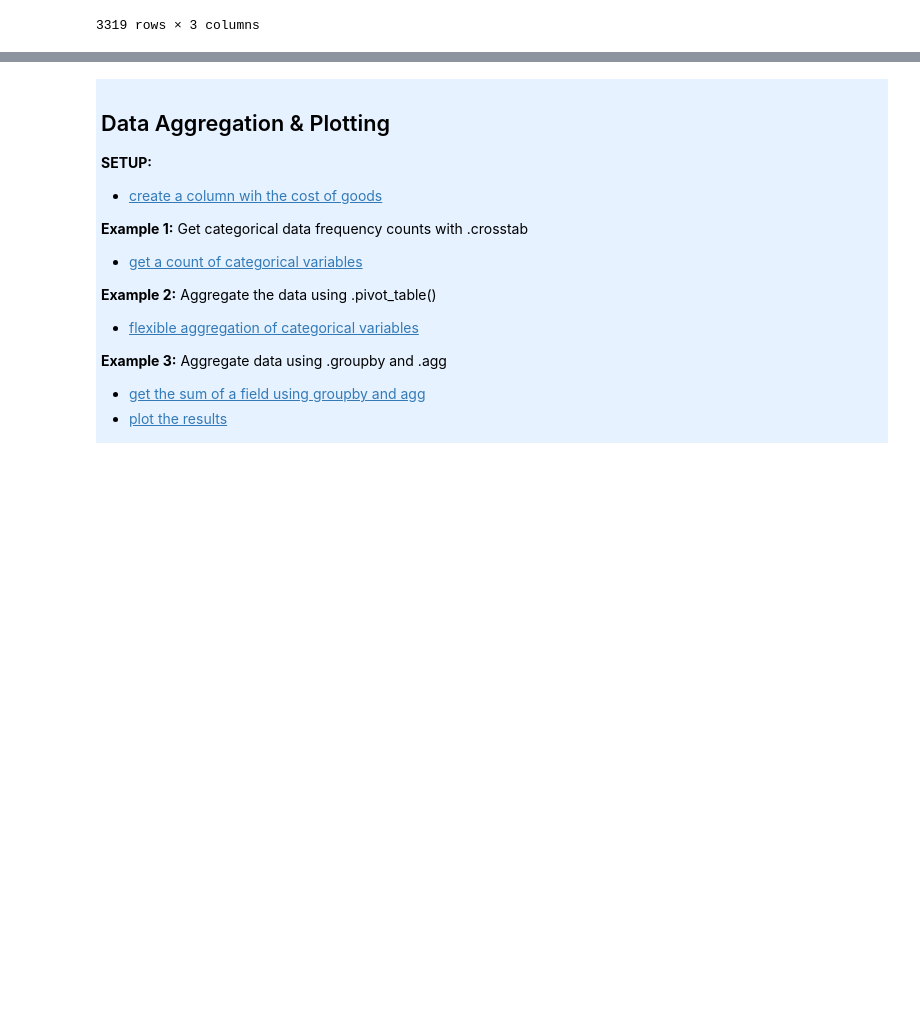
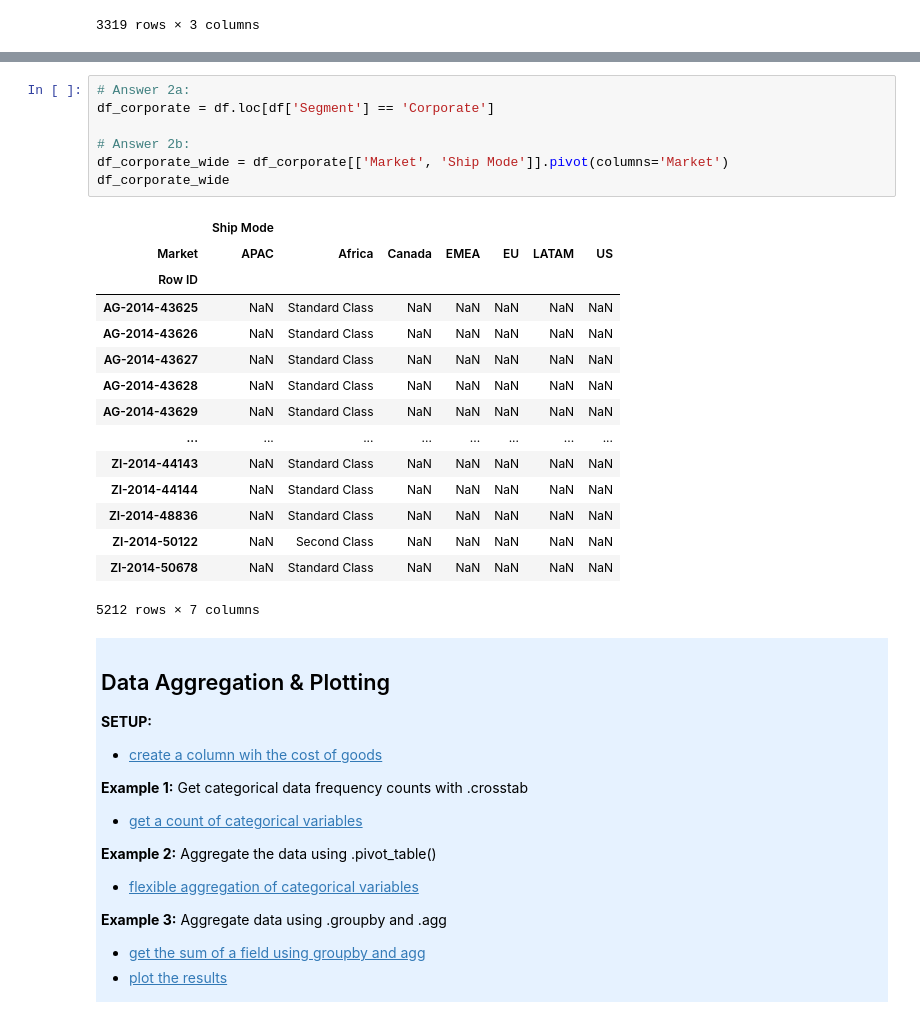
Before and after one commit to AllenInstitute/swdb_2022_python_bootcamp, a Jupyter notebook: PythonBootcamp/Introduction_to_Pandas.ipynb, the cells around one changed output, grey strips where cells are left out. Cells and saved outputs as stored; diff of their text form; blank space fills up the shorter version.

```diff
--- a/PythonBootcamp/Introduction_to_Pandas.ipynb
+++ b/PythonBootcamp/Introduction_to_Pandas.ipynb
@@ -1163,3 +1323,26 @@ df_un_pivot
+# %%
+# Answer 2a:
+df_corporate = df.loc[df['Segment'] == 'Corporate']
+
+# Answer 2b:
+df_corporate_wide = df_corporate[['Market', 'Ship Mode']].pivot(columns='Market')
+df_corporate_wide
+# %% [output]
+|  | Ship Mode |  |  |  |  |  |  |
+| Market | APAC | Africa | Canada | EMEA | EU | LATAM | US |
+| Row ID |  |  |  |  |  |  |  |
+| AG-2014-43625 | NaN | Standard Class | NaN | NaN | NaN | NaN | NaN |
+| AG-2014-43626 | NaN | Standard Class | NaN | NaN | NaN | NaN | NaN |
+| AG-2014-43627 | NaN | Standard Class | NaN | NaN | NaN | NaN | NaN |
+| AG-2014-43628 | NaN | Standard Class | NaN | NaN | NaN | NaN | NaN |
+| AG-2014-43629 | NaN | Standard Class | NaN | NaN | NaN | NaN | NaN |
+| ... | ... | ... | ... | ... | ... | ... | ... |
+| ZI-2014-44143 | NaN | Standard Class | NaN | NaN | NaN | NaN | NaN |
+| ZI-2014-44144 | NaN | Standard Class | NaN | NaN | NaN | NaN | NaN |
+| ZI-2014-48836 | NaN | Standard Class | NaN | NaN | NaN | NaN | NaN |
+| ZI-2014-50122 | NaN | Second Class | NaN | NaN | NaN | NaN | NaN |
+| ZI-2014-50678 | NaN | Standard Class | NaN | NaN | NaN | NaN | NaN |
+5212 rows × 7 columns
 # %% [markdown]
 <div style="padding: 5px; padding-left: 10px; background: #e6f2ff">
 <h2>Data Aggregation & Plotting </h2>
```
Also changed, not shown: parts of 17 cells of this notebook, 1 other file.
